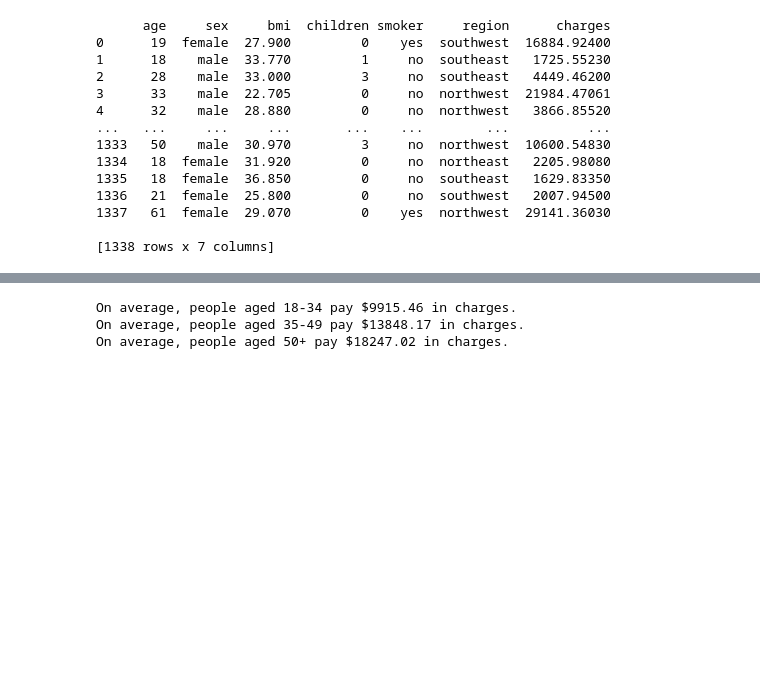
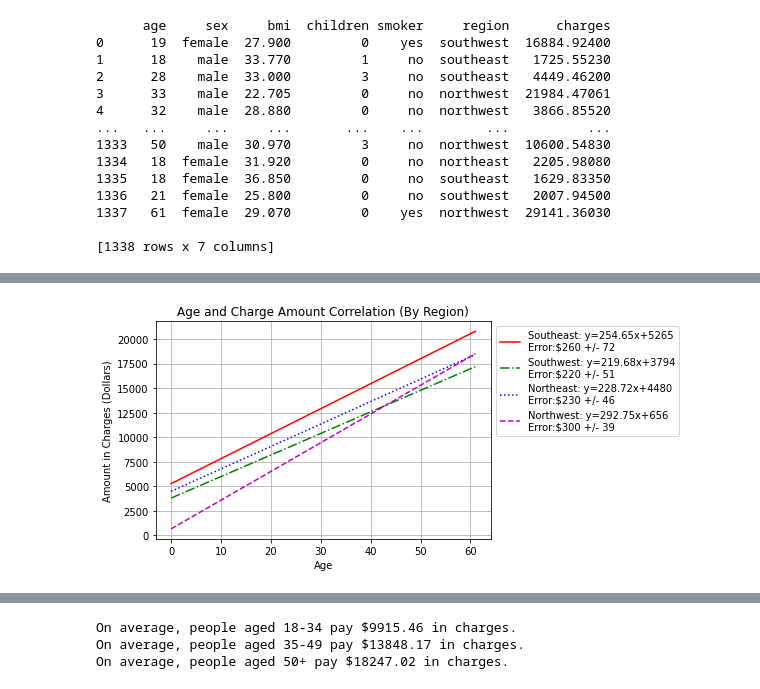
Before and after one commit to marqidox/US-Medical-Insurance-Costs, a Jupyter notebook: us-medical-insurance-costs-checkpoint.ipynb, the cells around one changed output, grey strips where cells are left out. Cells and saved outputs as stored; diff of their text form; code cells hidden in the pictures; blank space fills up the shorter version.

```diff
--- a/us-medical-insurance-costs-checkpoint.ipynb
+++ b/us-medical-insurance-costs-checkpoint.ipynb
@@ -10,5 +9,11 @@ I will also define a helper function for later analyzing.
 # %%
 import pandas as pd
+
+insurance_df=pd.read_csv('insurance.csv')
+southwest=insurance_df[insurance_df.region=='southwest']
+northwest=insurance_df[insurance_df.region=='northwest']
+southeast=insurance_df[insurance_df.region=='southeast']
+northeast=insurance_df[insurance_df.region=='northeast']
 
 def calculate_diff(x):
     if x['female']>x['male']:
@@ -20,8 +25,7 @@ def calculate_diff(x):
         percent=increase/x['female']*100
         return f'{percent:.2f}% (M)'
 
-insurance_dataframe=pd.read_csv('insurance.csv')
-print(insurance_dataframe)
+print(insurance_df)
 # %% [output]
       age     sex     bmi  children smoker     region      charges
 0      19  female  27.900         0    yes  southwest  16884.92400
@@ -44,8 +45,0 @@ Here I will save each column to a variable for analysis.
-# %%
-ages=insurance_dataframe['age']
-sexes=insurance_dataframe['sex']
-bmis=insurance_dataframe['bmi']
-children=insurance_dataframe['children']
-smokers=insurance_dataframe['smoker']
-regions=insurance_dataframe['region']
-charges=insurance_dataframe['charges']
@@ -131,3 +80,80 @@ y=264.83x+2862
+# %%
+from scipy import stats
+import matplotlib.pyplot as plt
+import math
+import numpy as np
+
+def calculate_correlation():
+
+    def determine_age_group(x):
+        if x['age']<35:
+            return '#3462ad'
+        if 50>x['age']>=35:
+            return '#fc7c0c'
+        if x['age']>=50:
+            return '#38a43f'
+
+    def get_eq(region):
+        region_name=list(region.values)[0][5]
+        region_altered=region.groupby('age').charges.mean().reset_index()
+
+        region_altered['age_group']=region_altered.apply(
+        determine_age_group,
+        axis=1
+    )
+        ages=region_altered['age']
+        charges=region_altered['charges']
+        color=region_altered['age_group']
+
+        slope, intercept, r_value, p_value, std_err = stats.linregress(ages,charges)
+        error=f'${int(math.ceil(slope/10.0))*10} +/- {std_err:.0f}'
+        lin_reg=f'{region_name.title()}: y={slope:.2f}x+{intercept:.0f}\nError:{error}'
+        eq=slope*x+intercept
+
+        return [lin_reg,eq]
+
+    x=np.linspace(0,61,5)
+
+    plt.plot(
+        x,
+        get_eq(southeast)[1],
+        '-r',
+        label=get_eq(southeast)[0]
+    )
+    plt.plot(
+        x,
+        get_eq(southwest)[1],
+        '-.g',
+        label=get_eq(southwest)[0]
+    )
+    plt.plot(
+        x,
+        get_eq(northeast)[1],
+        ':b',
+        label=get_eq(northeast)[0]
+    )
+    plt.plot(
+        x,
+        get_eq(northwest)[1],
+        '--m',
+        label=get_eq(northwest)[0]
+    )
+
+    plt.title('Age and Charge Amount Correlation (By Region)')
+    plt.xlabel('Age')
+    plt.ylabel('Amount in Charges (Dollars)')
+
+    plt.legend(
+        loc='best',
+        bbox_to_anchor=(1,1)
+    )
+    plt.grid()
+    plt.show()
+
+
+calculate_correlation()
+# %% [output]
+[figure, added]
 # %% [markdown]
 **Note**: Data has been grouped by age and averaged. (Not raw data)
 
```
Also changed, not shown: parts of 7 cells of this notebook.
